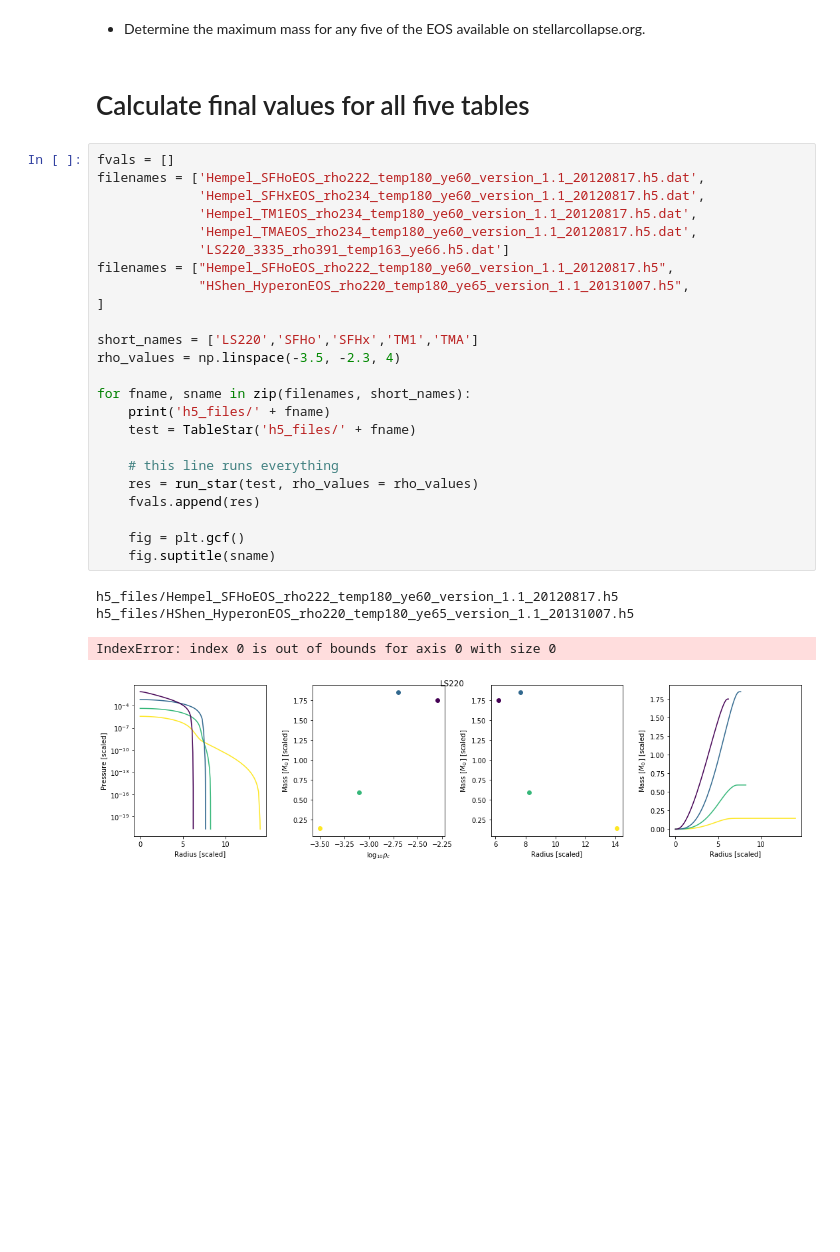
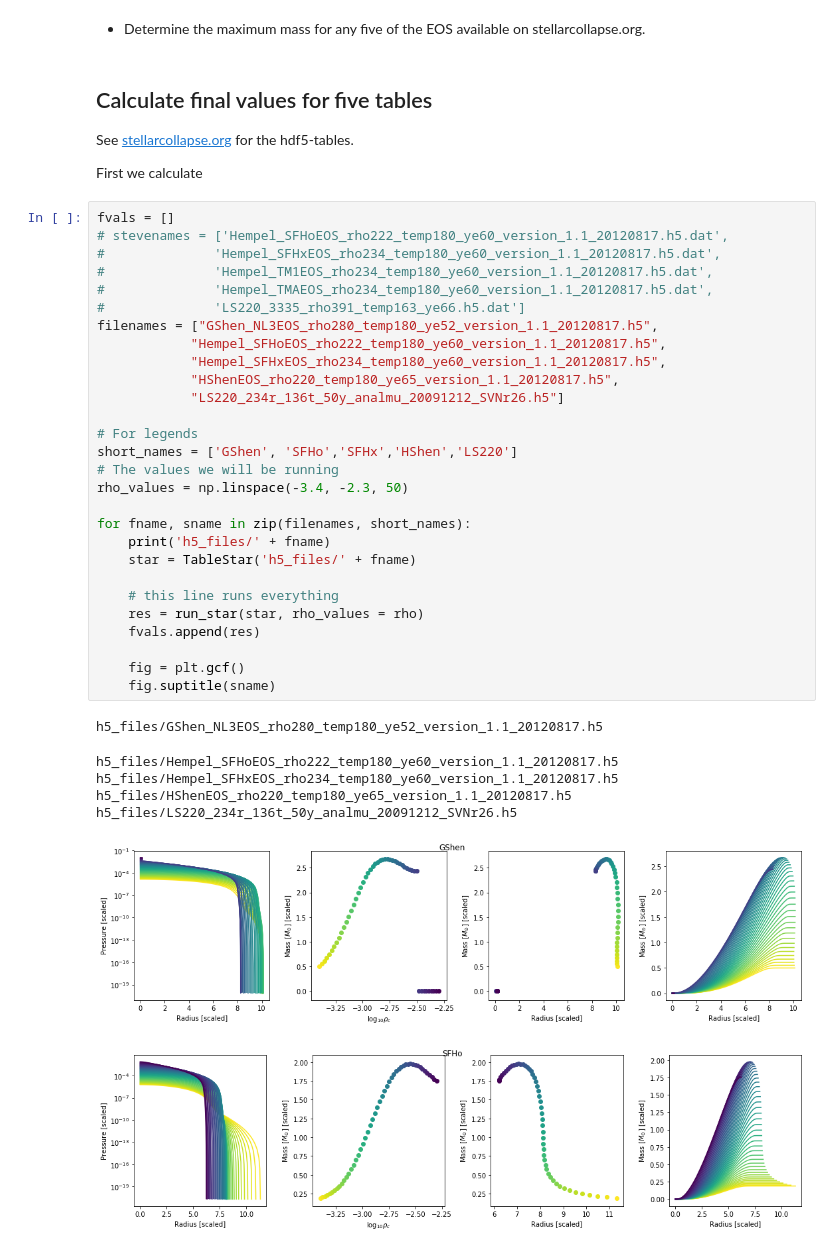
Before and after one commit to halvarsu/PHY905-Numerical-Relativity, a Jupyter notebook: project1/Project1_TOV_solver.ipynb, the cells around one changed output. Saved outputs shown, nothing was run; the diff lists cells and outputs as text; blank space fills up the shorter version.

```diff
--- a/project1/Project1_TOV_solver.ipynb
+++ b/project1/Project1_TOV_solver.ipynb
@@ -153,33 +160,43 @@ import matplotlib.pyplot as plt
 # %% [markdown]
   - Determine the maximum mass for any five of the EOS available on stellarcollapse.org.
 # %% [markdown]
-# Calculate final values for all five tables
+## Calculate final values for five tables
+See [stellarcollapse.org](https://stellarcollapse.org/equationofstate) for the hdf5-tables.
+
+First we calculate
 # %%
 fvals = []
-filenames = ['Hempel_SFHoEOS_rho222_temp180_ye60_version_1.1_20120817.h5.dat',
-             'Hempel_SFHxEOS_rho234_temp180_ye60_version_1.1_20120817.h5.dat',
-             'Hempel_TM1EOS_rho234_temp180_ye60_version_1.1_20120817.h5.dat',
-             'Hempel_TMAEOS_rho234_temp180_ye60_version_1.1_20120817.h5.dat',
-             'LS220_3335_rho391_temp163_ye66.h5.dat']
-filenames = ["Hempel_SFHoEOS_rho222_temp180_ye60_version_1.1_20120817.h5",
-             "HShen_HyperonEOS_rho220_temp180_ye65_version_1.1_20131007.h5",
-]
+# stevenames = ['Hempel_SFHoEOS_rho222_temp180_ye60_version_1.1_20120817.h5.dat',
+#              'Hempel_SFHxEOS_rho234_temp180_ye60_version_1.1_20120817.h5.dat',
+#              'Hempel_TM1EOS_rho234_temp180_ye60_version_1.1_20120817.h5.dat',
+#              'Hempel_TMAEOS_rho234_temp180_ye60_version_1.1_20120817.h5.dat',
+#              'LS220_3335_rho391_temp163_ye66.h5.dat']
+filenames = ["GShen_NL3EOS_rho280_temp180_ye52_version_1.1_20120817.h5",
+            "Hempel_SFHoEOS_rho222_temp180_ye60_version_1.1_20120817.h5",
+            "Hempel_SFHxEOS_rho234_temp180_ye60_version_1.1_20120817.h5",
+            "HShenEOS_rho220_temp180_ye65_version_1.1_20120817.h5",
+            "LS220_234r_136t_50y_analmu_20091212_SVNr26.h5"]
 
-short_names = ['LS220','SFHo','SFHx','TM1','TMA']
-rho_values = np.linspace(-3.5, -2.3, 4)
+# For legends
+short_names = ['GShen', 'SFHo','SFHx','HShen','LS220']
+# The values we will be running
+rho_values = np.linspace(-3.4, -2.3, 50)
 
 for fname, sname in zip(filenames, short_names):
     print('h5_files/' + fname)
-    test = TableStar('h5_files/' + fname)
+    star = TableStar('h5_files/' + fname)
 
     # this line runs everything
-    res = run_star(test, rho_values = rho_values)
+    res = run_star(star, rho_values = rho)
     fvals.append(res)
 
     fig = plt.gcf()
     fig.suptitle(sname)
 # %% [output]
-h5_files/Hempel_SFHoEOS_rho222_temp180_ye60_version_1.1_20120817.h5
-h5_files/HShen_HyperonEOS_rho220_temp180_ye65_version_1.1_20131007.h5
+h5_files/GShen_NL3EOS_rho280_temp180_ye52_version_1.1_20120817.h5
-IndexError: index 0 is out of bounds for axis 0 with size 0
+h5_files/Hempel_SFHoEOS_rho222_temp180_ye60_version_1.1_20120817.h5
+h5_files/Hempel_SFHxEOS_rho234_temp180_ye60_version_1.1_20120817.h5
+h5_files/HShenEOS_rho220_temp180_ye65_version_1.1_20120817.h5
+h5_files/LS220_234r_136t_50y_analmu_20091212_SVNr26.h5
-[figure, old version]
+[figure, new version]
+[figure, added]
```
Also changed, not shown: parts of 18 cells of this notebook, 7 other files.
